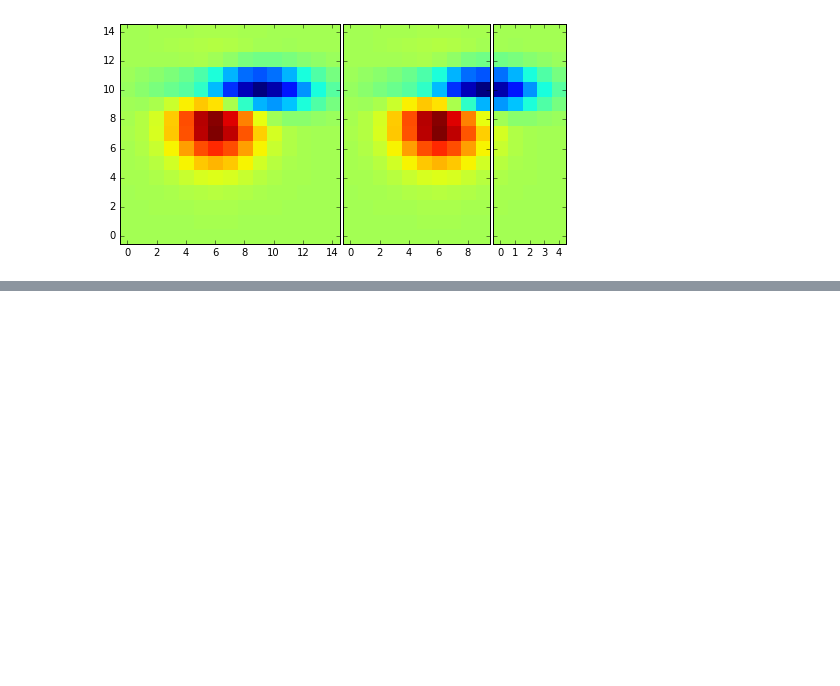
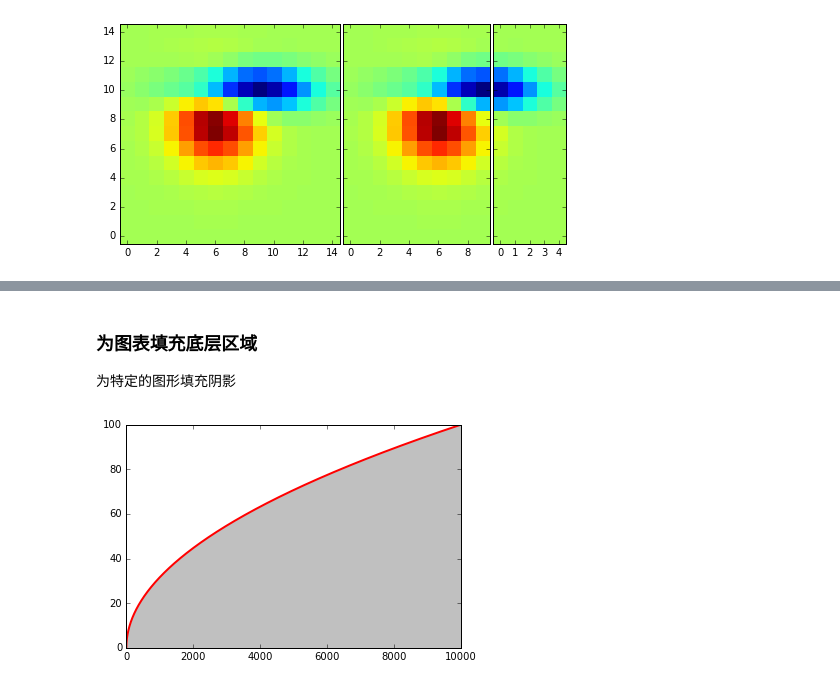
Before and after one commit to zlxs23/Data_Visualization, a Jupyter notebook: chap_4_更多图标和定制化.ipynb, the cells around one changed output, grey strips where cells are left out. Cells and saved outputs as stored; diff of their text form; code cells hidden in the pictures; blank space fills up the shorter version.

```diff
--- a/chap_4_更多图标和定制化.ipynb
+++ b/chap_4_更多图标和定制化.ipynb
@@ -231,0 +276,15 @@ if __name__ == '__main__':
+# %% [markdown]
+### 为图表填充底层区域
+为特定的图形填充阴影
+# %%
+import numpy as np
+import matplotlib.pyplot as plt
+from math import sqrt
+
+t = range(10000)
+y = [sqrt(i) for i in t]
+plt.plot(t, y, color='red', lw=2)
+plt.fill_between(t, y, color='silver')
+plt.show()
+# %% [output]
+[figure, added]
```
Also changed, not shown: parts of 8 cells of this notebook, 2 other files.
